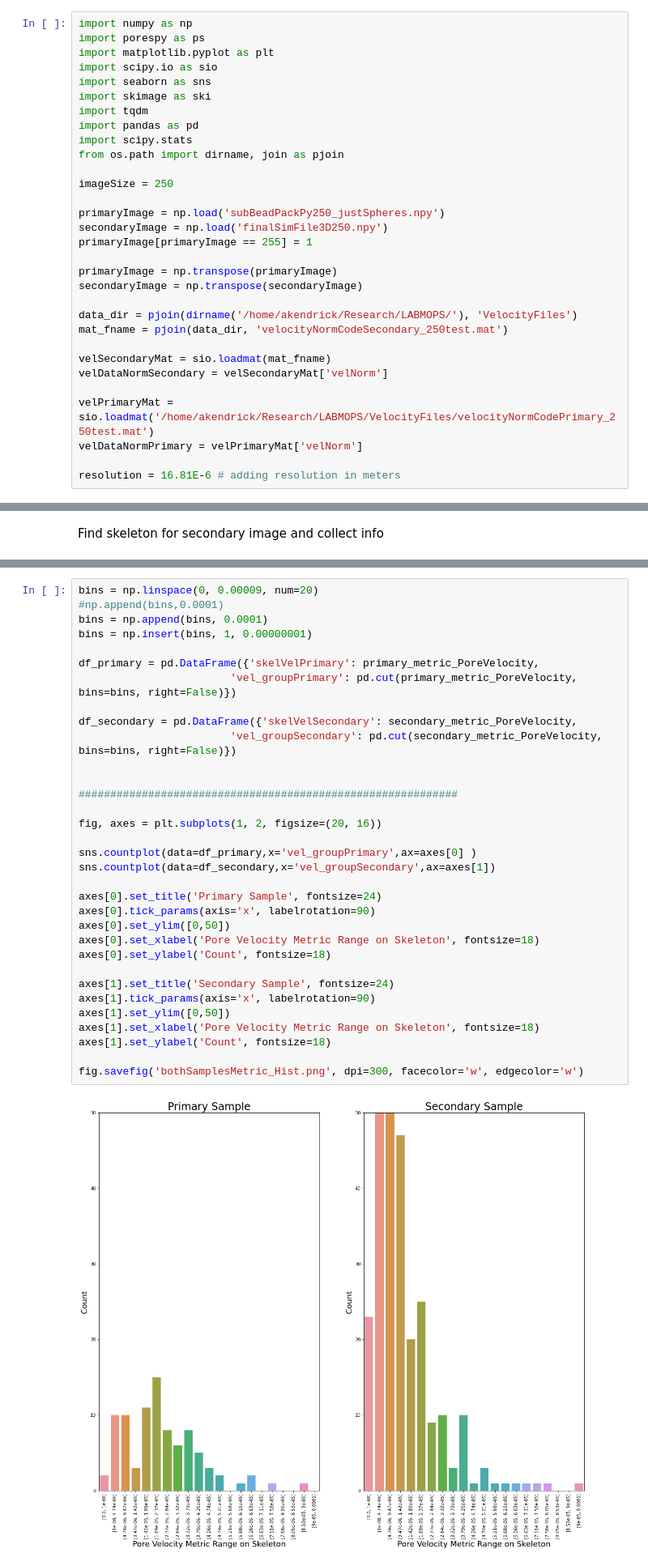
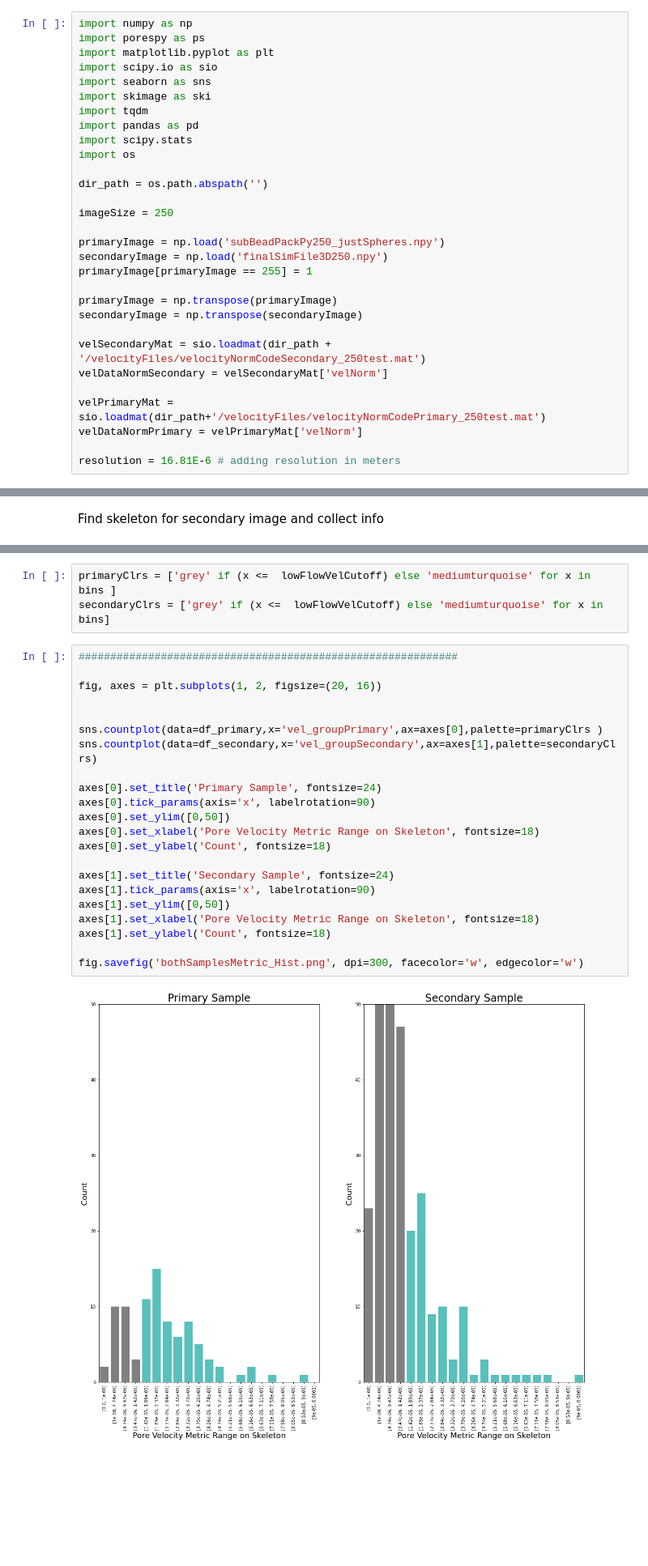
Before and after one commit to akkendrick/LABMOPS, a Jupyter notebook: lowFlowLargePores.ipynb, the cells around one changed output, grey strips where cells are left out. Shown at 81% size. Drawn from its saved outputs; the diff is of its cells as text; blank space fills up the shorter version.

```diff
--- a/lowFlowLargePores.ipynb
+++ b/lowFlowLargePores.ipynb
@@ -8,7 +8,9 @@ import skimage as ski
 import tqdm
 import pandas as pd
 import scipy.stats
-from os.path import dirname, join as pjoin
+import os
+
+dir_path = os.path.abspath('')
 
 imageSize = 250
 
@@ -19,13 +21,10 @@ primaryImage[primaryImage == 255] = 1
 primaryImage = np.transpose(primaryImage)
 secondaryImage = np.transpose(secondaryImage)
 
-data_dir = pjoin(dirname('/home/akendrick/Research/LABMOPS/'), 'VelocityFiles')
-mat_fname = pjoin(data_dir, 'velocityNormCodeSecondary_250test.mat')
-
-velSecondaryMat = sio.loadmat(mat_fname)
+velSecondaryMat = sio.loadmat(dir_path + '/velocityFiles/velocityNormCodeSecondary_250test.mat')
 velDataNormSecondary = velSecondaryMat['velNorm']
 
-velPrimaryMat = sio.loadmat('/home/akendrick/Research/LABMOPS/VelocityFiles/velocityNormCodePrimary_250test.mat')
+velPrimaryMat = sio.loadmat(dir_path+'/velocityFiles/velocityNormCodePrimary_250test.mat')
 velDataNormPrimary = velPrimaryMat['velNorm']
 
 resolution = 16.81E-6 # adding resolution in meters
@@ -555,38 +556,30 @@ just large pores
+# %%
+primaryClrs = ['grey' if (x <=  lowFlowVelCutoff) else 'mediumturquoise' for x in bins ]
+secondaryClrs = ['grey' if (x <=  lowFlowVelCutoff) else 'mediumturquoise' for x in bins]
 # %%
-bins = np.linspace(0, 0.00009, num=20)
-#np.append(bins,0.0001)
-bins = np.append(bins, 0.0001)
-bins = np.insert(bins, 1, 0.00000001)
-
-df_primary = pd.DataFrame({'skelVelPrimary': primary_metric_PoreVelocity,
-                        'vel_groupPrimary': pd.cut(primary_metric_PoreVelocity, bins=bins, right=False)})
-
-df_secondary = pd.DataFrame({'skelVelSecondary': secondary_metric_PoreVelocity,
-                        'vel_groupSecondary': pd.cut(secondary_metric_PoreVelocity, bins=bins, right=False)})
-
-
 ############################################################
 
 fig, axes = plt.subplots(1, 2, figsize=(20, 16))
 
-sns.countplot(data=df_primary,x='vel_groupPrimary',ax=axes[0] )
-sns.countplot(data=df_secondary,x='vel_groupSecondary',ax=axes[1])
+
+sns.countplot(data=df_primary,x='vel_groupPrimary',ax=axes[0],palette=primaryClrs )
+sns.countplot(data=df_secondary,x='vel_groupSecondary',ax=axes[1],palette=secondaryClrs)
 
 axes[0].set_title('Primary Sample', fontsize=24)
 axes[0].tick_params(axis='x', labelrotation=90)
 axes[0].set_ylim([0,50])
 axes[0].set_xlabel('Pore Velocity Metric Range on Skeleton', fontsize=18)
 axes[0].set_ylabel('Count', fontsize=18)
 
 axes[1].set_title('Secondary Sample', fontsize=24)
 axes[1].tick_params(axis='x', labelrotation=90)
 axes[1].set_ylim([0,50])
 axes[1].set_xlabel('Pore Velocity Metric Range on Skeleton', fontsize=18)
 axes[1].set_ylabel('Count', fontsize=18)
 
 fig.savefig('bothSamplesMetric_Hist.png', dpi=300, facecolor='w', edgecolor='w')
 # %% [output]
-[figure, old version]
+[figure, new version]
 # %% [markdown]
 Separate all pores with low velocity
 # %%
```
Also changed, not shown: parts of 8 cells of this notebook, 1 other file.
